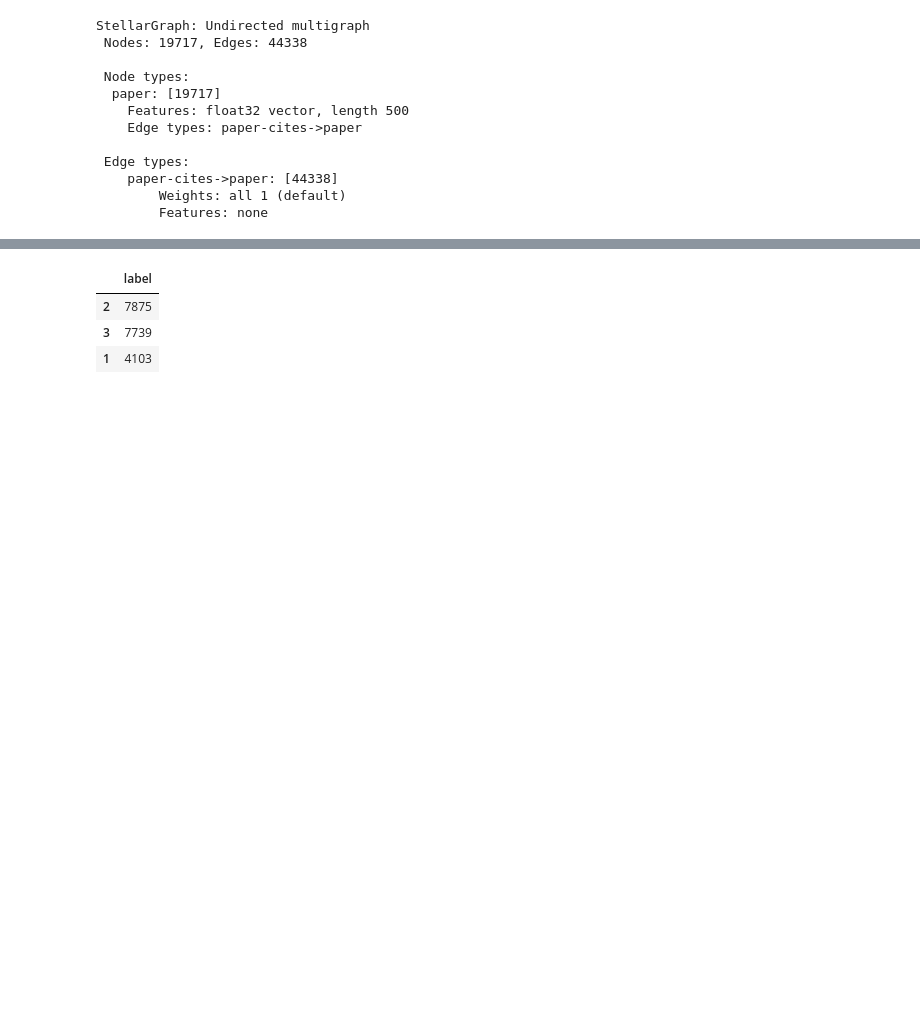
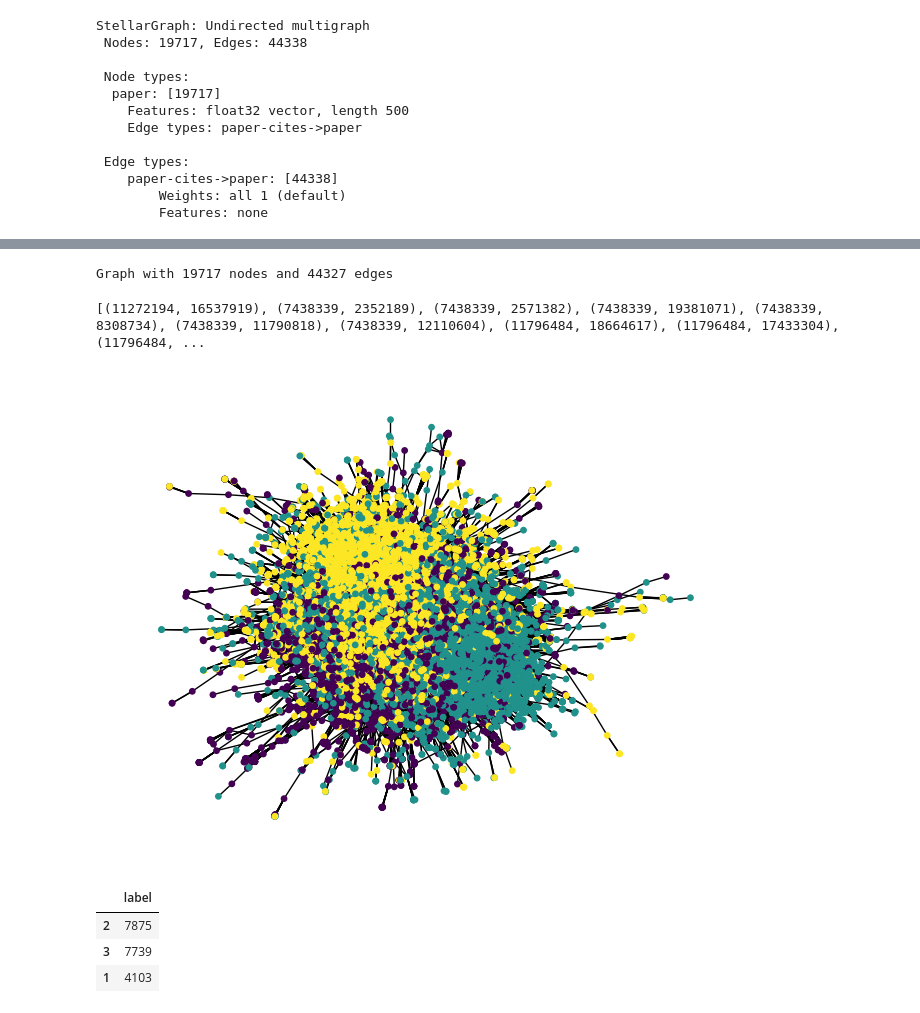
Before and after one commit to rreece15/Collaborative-Networks-In-Machine-Learning, a Jupyter notebook: model/pubmed_class.ipynb, the cells around one changed output, grey strips where cells are left out. Saved outputs shown, nothing was run; the diff lists cells and outputs as text; code cells hidden in the pictures; blank space fills up the shorter version.

```diff
--- a/model/pubmed_class.ipynb
+++ b/model/pubmed_class.ipynb
@@ -32,3 +32,5 @@ StellarGraph: Undirected multigraph
     paper-cites->paper: [44338]
         Weights: all 1 (default)
         Features: none
+# %%
+GX = G.to_networkx()
@@ -34,0 +53,4 @@ StellarGraph: Undirected multigraph
+# %%
+print(GXX)
+# %% [output]
+Graph with 19717 nodes and 44327 edges
@@ -34,0 +59,13 @@ StellarGraph: Undirected multigraph
+# %%
+from random import sample
+random_nodes = sample(list(GX.nodes), int(len(GX.nodes)/2))
+subGX = GX.subgraph(random_nodes)
+subGXX = nx.Graph(subGX)
+print(subGX.edges)
+# %% [output]
+[(11272194, 16537919), (7438339, 2352189), (7438339, 2571382), (7438339, 19381071), (7438339, 8308734), (7438339, 11790818), (7438339, 12110604), (11796484, 18664617), (11796484, 17433304), (11796484, ...
+# %%
+# nx.draw_spring(GX, node_size=15, node_color=pd.DataFrame(node_subjects)[node_subjects.index.isin(random_nodes)]['label'])
+nx.draw_spring(GX, node_size=15, node_color=node_subjects)
+# %% [output]
+[figure, added]
```
Also changed, not shown: parts of 3 cells of this notebook, 4 other files.
